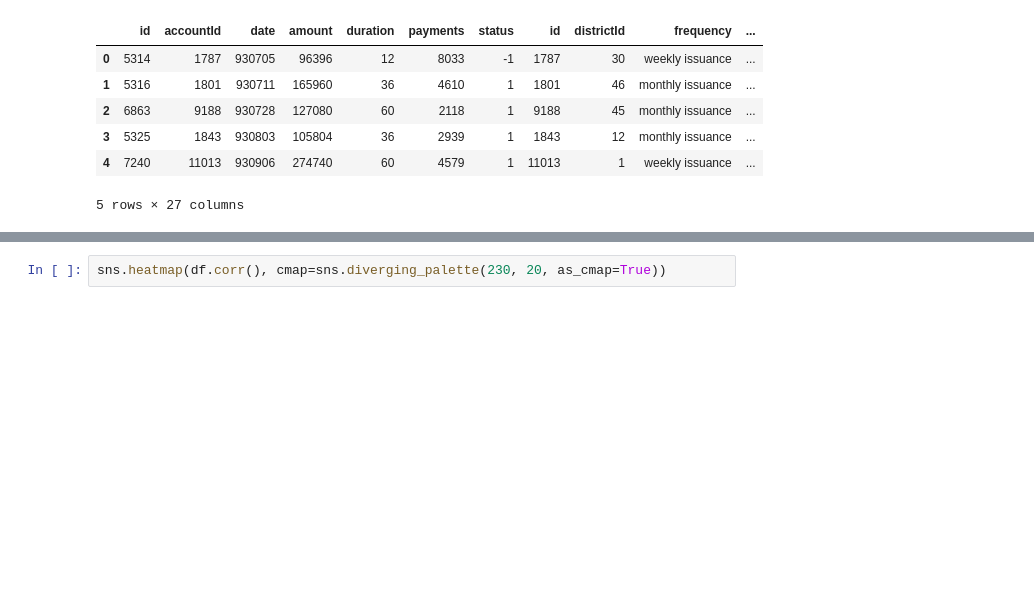
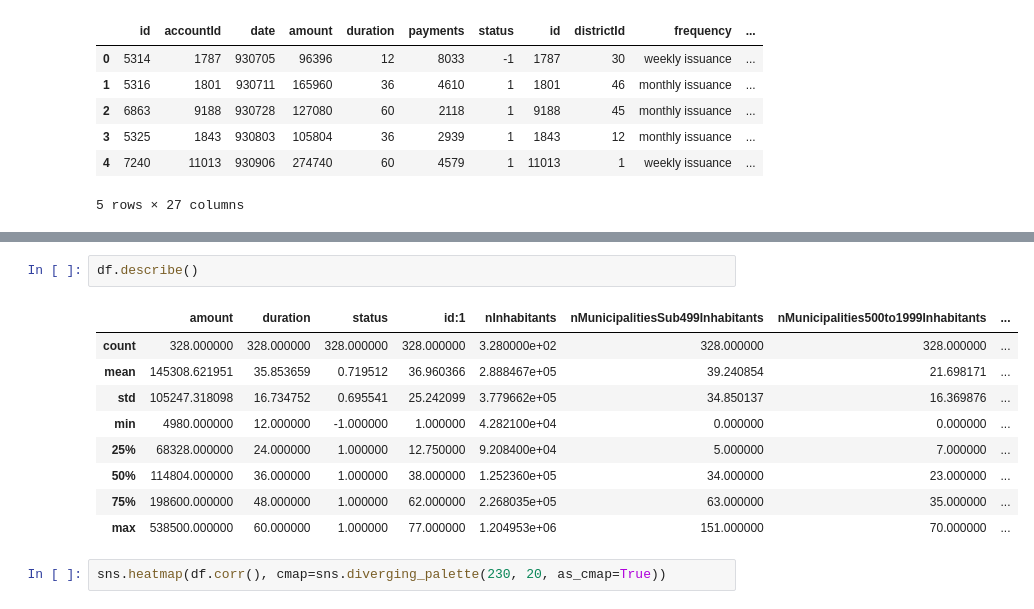
Before and after one commit to adr1an0s0ar3s/feup-ac-22-23, a Jupyter notebook: notebooks/district.ipynb, the cells around one changed output, grey strips where cells are left out. Drawn from its saved outputs; the diff is of its cells as text; blank space fills up the shorter version.

```diff
--- a/notebooks/district.ipynb
+++ b/notebooks/district.ipynb
@@ -30,3 +31,15 @@ df.head()
+# %%
+df.describe()
+# %% [output]
+|  | amount | duration | status | id:1 | nInhabitants | nMunicipalitiesSub499Inhabitants | nMunicipalities500to1999Inhabitants | ... |
+| count | 328.000000 | 328.000000 | 328.000000 | 328.000000 | 3.280000e+02 | 328.000000 | 328.000000 | ... |
+| mean | 145308.621951 | 35.853659 | 0.719512 | 36.960366 | 2.888467e+05 | 39.240854 | 21.698171 | ... |
+| std | 105247.318098 | 16.734752 | 0.695541 | 25.242099 | 3.779662e+05 | 34.850137 | 16.369876 | ... |
+| min | 4980.000000 | 12.000000 | -1.000000 | 1.000000 | 4.282100e+04 | 0.000000 | 0.000000 | ... |
+| 25% | 68328.000000 | 24.000000 | 1.000000 | 12.750000 | 9.208400e+04 | 5.000000 | 7.000000 | ... |
+| 50% | 114804.000000 | 36.000000 | 1.000000 | 38.000000 | 1.252360e+05 | 34.000000 | 23.000000 | ... |
+| 75% | 198600.000000 | 48.000000 | 1.000000 | 62.000000 | 2.268035e+05 | 63.000000 | 35.000000 | ... |
+| max | 538500.000000 | 60.000000 | 1.000000 | 77.000000 | 1.204953e+06 | 151.000000 | 70.000000 | ... |
 # %%
 sns.heatmap(df.corr(), cmap=sns.diverging_palette(230, 20, as_cmap=True))
 # %% [output]
```
Also changed, not shown: parts of 7 cells of this notebook.
